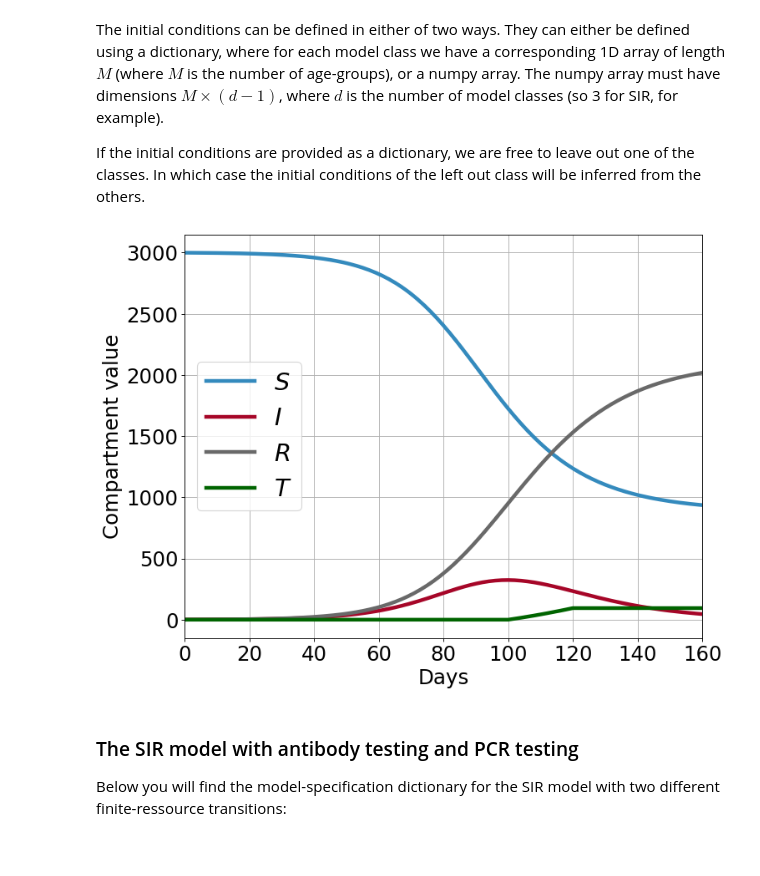
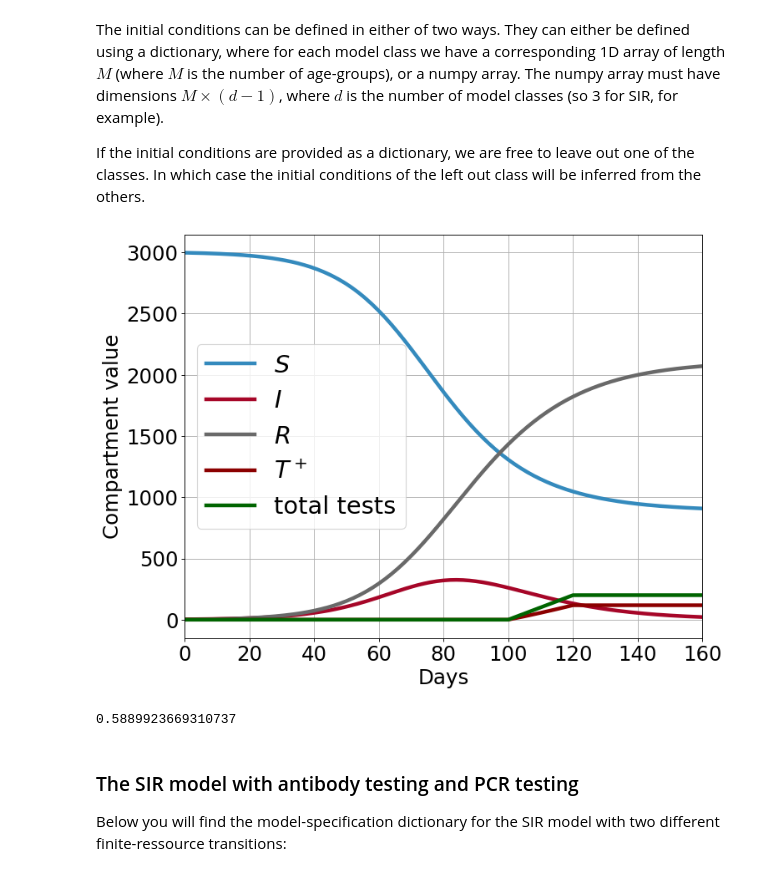
Before and after one commit to rajeshrinet/pyross, a Jupyter notebook: examples/deterministic/ex19-Spp-serological-testing.ipynb, the cells around one changed output. Cells and saved outputs as stored; diff of their text form; code cells hidden in the pictures.

```diff
--- a/examples/deterministic/ex19-Spp-serological-testing.ipynb
+++ b/examples/deterministic/ex19-Spp-serological-testing.ipynb
@@ -14,7 +14,7 @@ import matplotlib.pyplot as plt
 Below you will find the model-specification dictionary for the SIR model with a finite-ressource transition:
 # %%
 model_spec = {
-    "classes" : ["S", "I", "R", "T"],
+    "classes" : ["S", "I", "R", "T+", "T-"],
 
     "S" : {
         "infection" : [ ["I", "-beta"] ]
@@ -29,8 +29,12 @@ model_spec = {
         "linear" : [ ["I", "gamma"] ]
     },
 
-     "T" : {
+     "T+" : {
         "finite-resource" :  [ [ "S", "tau", "pi", "falsepos"], ["I", "tau", "pi", "falsepos"], ["R", "tau", "pi", "truepos"] ]
+     },
+
+    "T-" : {
+        "finite-resource" :  [ [ "S", "tau", "pi", "trueneg"], ["I", "tau", "pi", "trueneg"], ["R", "tau", "pi", "falseneg"] ]
      }
 }
 # %% [markdown]
@@ -51,13 +55,18 @@ $$
 # %% [markdown]
 Next, we define the parameter values:
 # %%
+falsepos=0.1
+truepos=0.99
+
 parameters = {
     'beta' : 0.1,
     'gamma' : 0.1,
     'tau' : 10,
     'pi' : 1,
-    'falsepos' : 0.1,
-    'truepos' : 0.99
+    'falsepos' : falsepos,
+    'trueneg'  : 1 - falsepos,
+    'truepos' : truepos,
+    'falseneg' : 1 - truepos
 }
 # %% [markdown]
 The initial conditions can be defined in either of two ways. They can either be defined using a dictionary, where for each model class we have a corresponding 1D array of length $M$ (where $M$ is the number of age-groups), or a numpy array. The numpy array must have dimensions $M \times (d-1)$, where $d$ is the number of model classes (so 3 for SIR, for example).
@@ -71,10 +80,11 @@ N = np.sum(Ni)
 
 # Initial conditions as an array
 x0 = np.array([
-    999, 1000, 1000, # S
-    1,   0,    0,    # I
+    999, 999, 999, # S
+    1,   1,    1,    # I
     0,   0,    0,    # R
-    0,   0,    0     # T
+    0,   0,    0,    # T+
+    0,   0,    0     # T-
 ])
 
 
@@ -108,32 +118,38 @@ data = model.simulate(x0, contactMatrix, Tf, Nf)
 # %%
 # plot the data and obtain the epidemic curve
 S = np.sum(model.model_class_data('S', data), axis=1)
 I = np.sum(model.model_class_data('I', data), axis=1)
 R = np.sum(model.model_class_data('R', data), axis=1)
-T = np.sum(model.model_class_data('T', data), axis=1)
+Tp = np.sum(model.model_class_data('T+', data), axis=1)
+Tm = np.sum(model.model_class_data('T-', data), axis=1)
 t = data['t']
 
 fig = plt.figure(num=None, figsize=(10, 8), dpi=80, facecolor='w', edgecolor='k')
 plt.rcParams.update({'font.size': 22})
 
 
 plt.plot(t, S, '-', color="#348ABD", label='$S$', lw=4)
 
 
 plt.plot(t, I, '-', color='#A60628', label='$I$', lw=4)
 
 
 plt.plot(t, R, '-', color="dimgrey", label='$R$', lw=4)
 
 
-plt.plot(t, T, '-', color="darkgreen", label='$T$', lw=4)
+plt.plot(t, Tp, '-', color="darkred", label='$T^+$', lw=4)
+plt.plot(t, Tm+Tp, '-', color="darkgreen", label='total tests', lw=4)
 
 plt.legend(fontsize=26); plt.grid()
 plt.autoscale(enable=True, axis='x', tight=True)
 plt.ylabel('Compartment value')
 plt.xlabel('Days');
 # %% [output]
-[figure, old version]
+[figure, new version]
+# %%
+Tp[-1]/(Tm[-1]+Tp[-1])
+# %% [output]
+0.5889923669310737
 # %% [markdown]
 ### The SIR model with antibody testing and PCR testing
 
```
